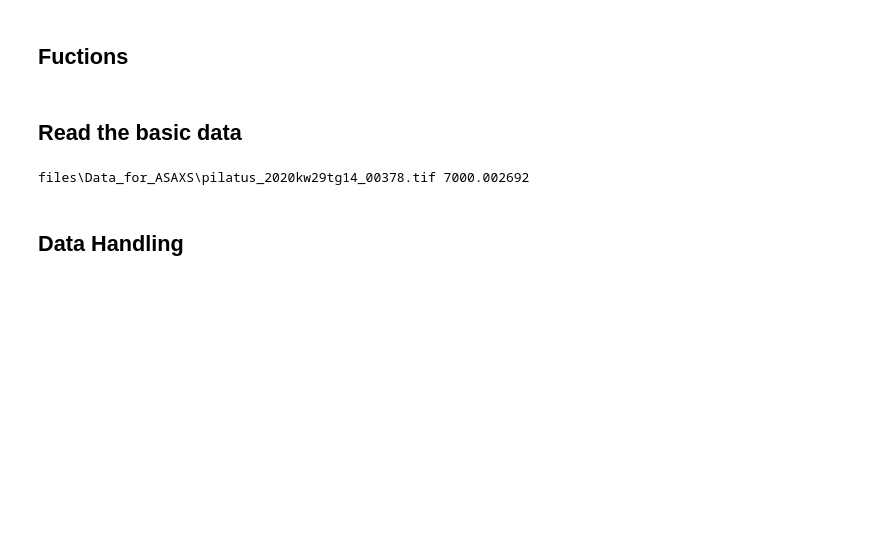
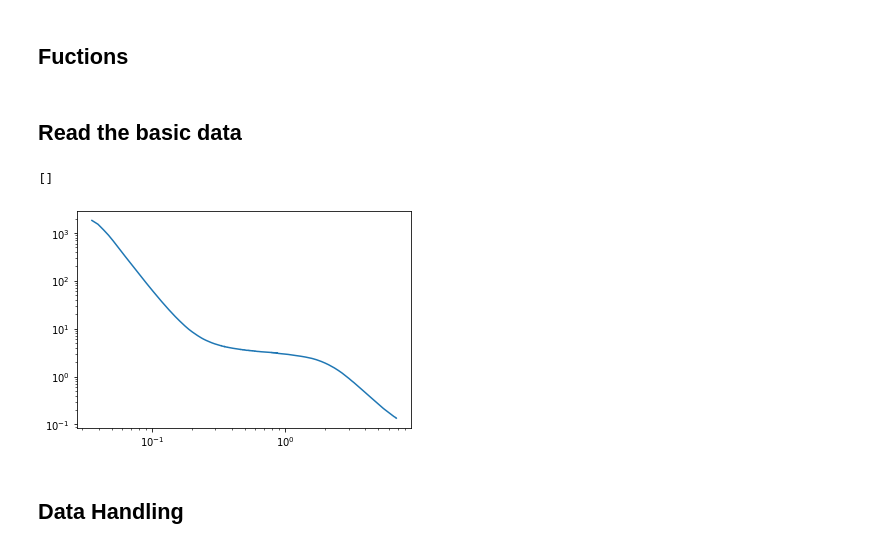
Before and after one commit to EikeGericke/pyASAXS, a Jupyter notebook: ASAXS_DataReduction.ipynb, the cells around one changed output. Drawn from its saved outputs; the diff is of its cells as text; code cells hidden in the pictures; blank space fills up the shorter version.

```diff
--- a/ASAXS_DataReduction.ipynb
+++ b/ASAXS_DataReduction.ipynb
@@ -60,10 +71,18 @@ sampleName = 'SampleName'
-# %%
-tiffName = metaFrame['Pilatus_filename'][0].split('/')[-1]
-tiffPath = data_dir + os.sep + tiffName
-energy = metaFrame['Energy'][0]
-print(tiffPath, energy)
-# %% [output]
-files\Data_for_ASAXS\pilatus_2020kw29tg14_00378.tif 7000.002692
+# %%
+refData = np.genfromtxt(pathTo_ReferenceFile, delimiter=',',comments='#')
+ref0_q = np.empty(0)
+ref0_I = np.empty(0)
+ref0_e = np.empty(0)
+for i in range(refData.shape[0]):
+    ref0_q = np.append(ref0_q,refData[i][0])
+    ref0_I = np.append(ref0_I,refData[i][1])
+    ref0_e = np.append(ref0_e,refData[i][2])
+fig, ax = plt.subplots()
+ax.plot(ref0_q, ref0_I)
+ax.loglog()
+# %% [output]
+[]
+[figure, added]
 # %% [markdown]
 ## Data Handling
 # %%
```
Also changed, not shown: parts of 9 cells of this notebook, 4 other files.
